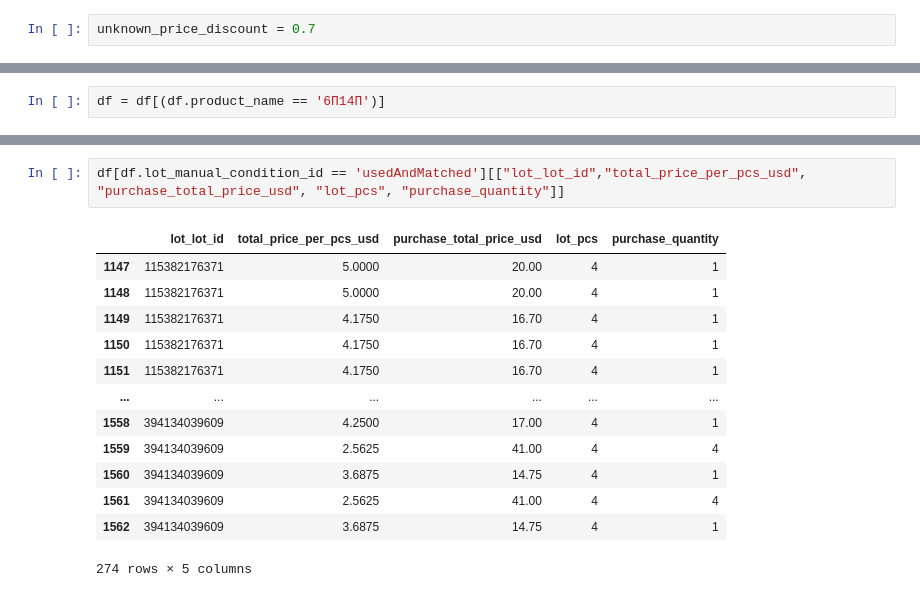
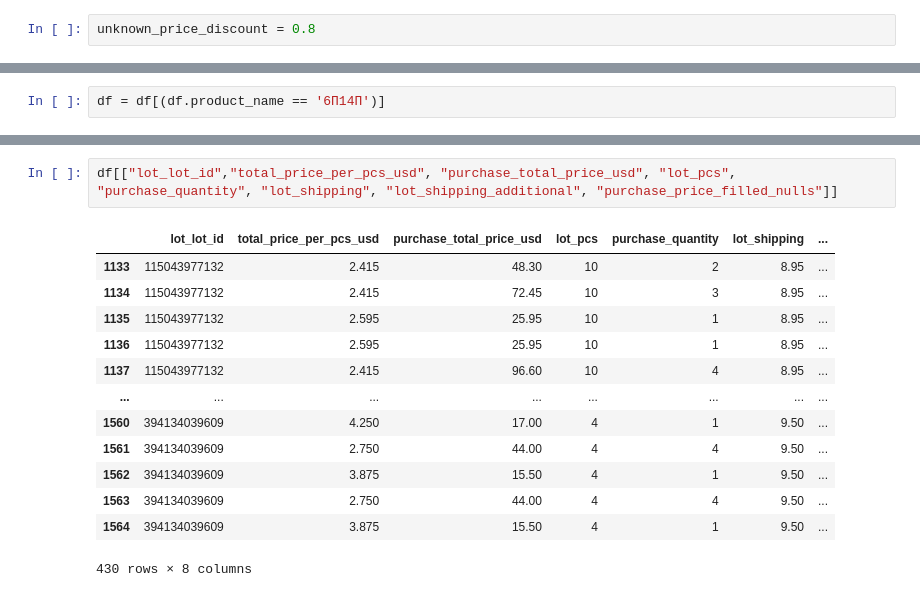
Before and after one commit to artyompetrov/Ebay, a Jupyter notebook: Python/Prices.ipynb, the cells around one changed output, grey strips where cells are left out. Saved outputs shown, nothing was run; the diff lists cells and outputs as text.

```diff
--- a/Python/Prices.ipynb
+++ b/Python/Prices.ipynb
@@ -38,7 +38,7 @@ port = 17443
 clientId = "Ebay.Python"
 secret = "ac4ab670-ae20-451a-ab4a-3a20275e807d"
 # %%
-unknown_price_discount = 0.7
+unknown_price_discount = 0.8
 # %%
 def get_access_token(url, client_id, client_secret):
     response = requests.post(
@@ -154,16 +164,16 @@ Index(['product_id', 'product_name', 'product_last_check_time', 'lot_lot_id',
 # %%
-df[df.lot_manual_condition_id == 'usedAndMatched'][["lot_lot_id","total_price_per_pcs_usd", "purchase_total_price_usd", "lot_pcs", "purchase_quantity"]]
+df[["lot_lot_id","total_price_per_pcs_usd", "purchase_total_price_usd", "lot_pcs", "purchase_quantity", "lot_shipping", "lot_shipping_additional", "purchase_price_filled_nulls"]]
 # %% [output]
-|  | lot_lot_id | total_price_per_pcs_usd | purchase_total_price_usd | lot_pcs | purchase_quantity |
-| 1147 | 115382176371 | 5.0000 | 20.00 | 4 | 1 |
-| 1148 | 115382176371 | 5.0000 | 20.00 | 4 | 1 |
-| 1149 | 115382176371 | 4.1750 | 16.70 | 4 | 1 |
-| 1150 | 115382176371 | 4.1750 | 16.70 | 4 | 1 |
-| 1151 | 115382176371 | 4.1750 | 16.70 | 4 | 1 |
-| ... | ... | ... | ... | ... | ... |
-| 1558 | 394134039609 | 4.2500 | 17.00 | 4 | 1 |
-| 1559 | 394134039609 | 2.5625 | 41.00 | 4 | 4 |
-| 1560 | 394134039609 | 3.6875 | 14.75 | 4 | 1 |
-| 1561 | 394134039609 | 2.5625 | 41.00 | 4 | 4 |
-| 1562 | 394134039609 | 3.6875 | 14.75 | 4 | 1 |
+|  | lot_lot_id | total_price_per_pcs_usd | purchase_total_price_usd | lot_pcs | purchase_quantity | lot_shipping | ... |
+| 1133 | 115043977132 | 2.415 | 48.30 | 10 | 2 | 8.95 | ... |
+| 1134 | 115043977132 | 2.415 | 72.45 | 10 | 3 | 8.95 | ... |
+| 1135 | 115043977132 | 2.595 | 25.95 | 10 | 1 | 8.95 | ... |
+| 1136 | 115043977132 | 2.595 | 25.95 | 10 | 1 | 8.95 | ... |
+| 1137 | 115043977132 | 2.415 | 96.60 | 10 | 4 | 8.95 | ... |
+| ... | ... | ... | ... | ... | ... | ... | ... |
+| 1560 | 394134039609 | 4.250 | 17.00 | 4 | 1 | 9.50 | ... |
+| 1561 | 394134039609 | 2.750 | 44.00 | 4 | 4 | 9.50 | ... |
+| 1562 | 394134039609 | 3.875 | 15.50 | 4 | 1 | 9.50 | ... |
+| 1563 | 394134039609 | 2.750 | 44.00 | 4 | 4 | 9.50 | ... |
+| 1564 | 394134039609 | 3.875 | 15.50 | 4 | 1 | 9.50 | ... |
-274 rows × 5 columns
+430 rows × 8 columns
```
Also changed, not shown: parts of 5 cells of this notebook, 2 other files.
